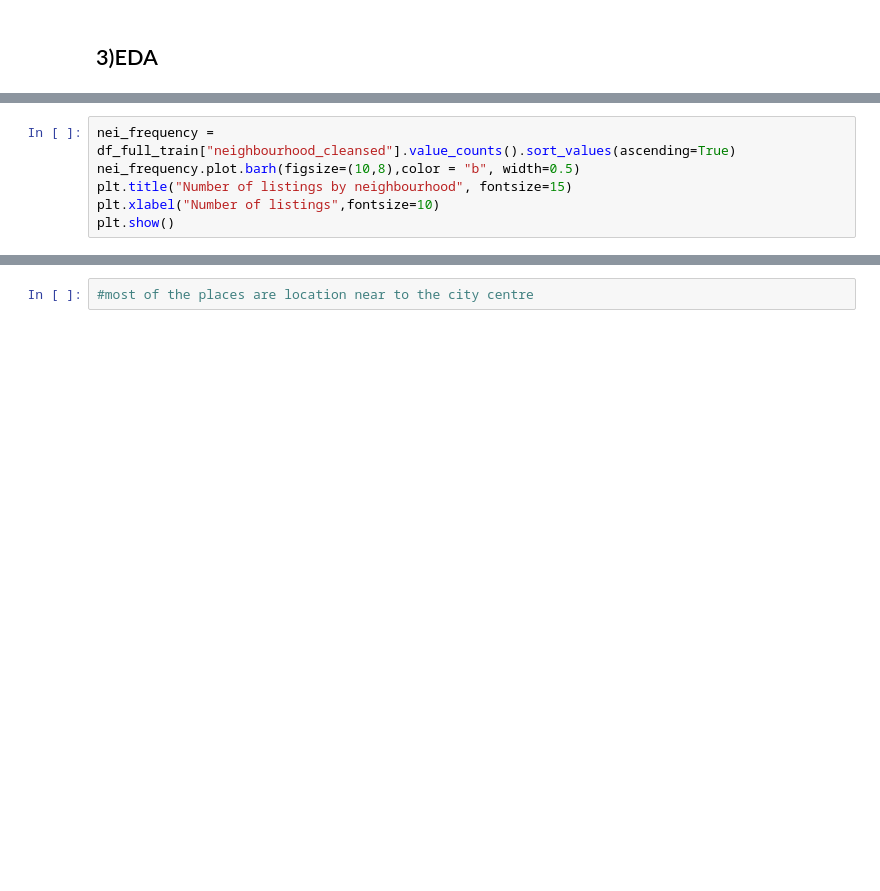
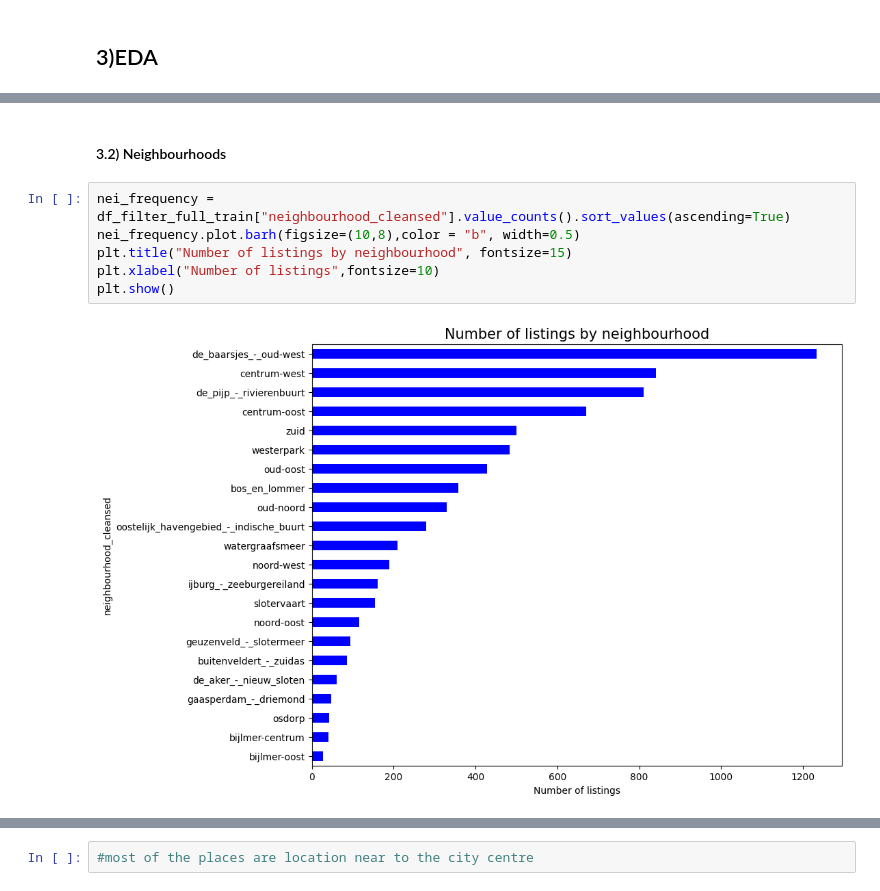
Before and after one commit to amitbharti017/Amsterdam_Airbnb, a Jupyter notebook: notebook/EDA.ipynb, the cells around one changed output, grey strips where cells are left out. Drawn from its saved outputs; the diff is of its cells as text; blank space fills up the shorter version.

```diff
--- a/notebook/EDA.ipynb
+++ b/notebook/EDA.ipynb
@@ -241,7 +339,11 @@ dtype('O')
+# %% [markdown]
+#### 3.2) Neighbourhoods
 # %%
-nei_frequency = df_full_train["neighbourhood_cleansed"].value_counts().sort_values(ascending=True)
+nei_frequency = df_filter_full_train["neighbourhood_cleansed"].value_counts().sort_values(ascending=True)
 nei_frequency.plot.barh(figsize=(10,8),color = "b", width=0.5)
 plt.title("Number of listings by neighbourhood", fontsize=15)
 plt.xlabel("Number of listings",fontsize=10)
 plt.show()
+# %% [output]
+[figure, added]
 # %%
```
Also changed, not shown: parts of 52 cells of this notebook.
